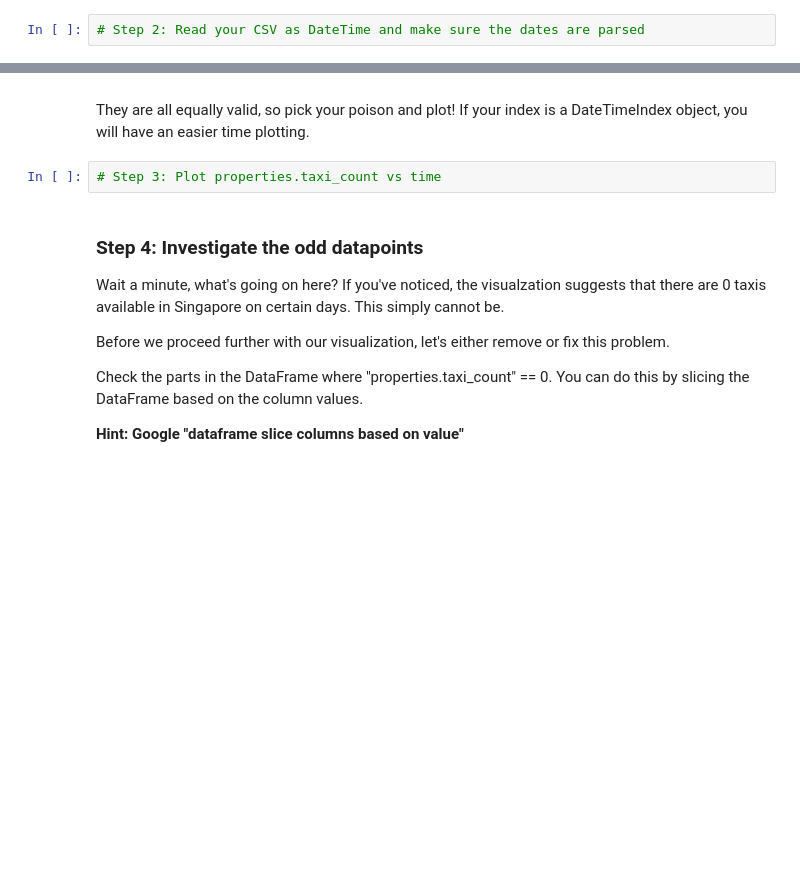
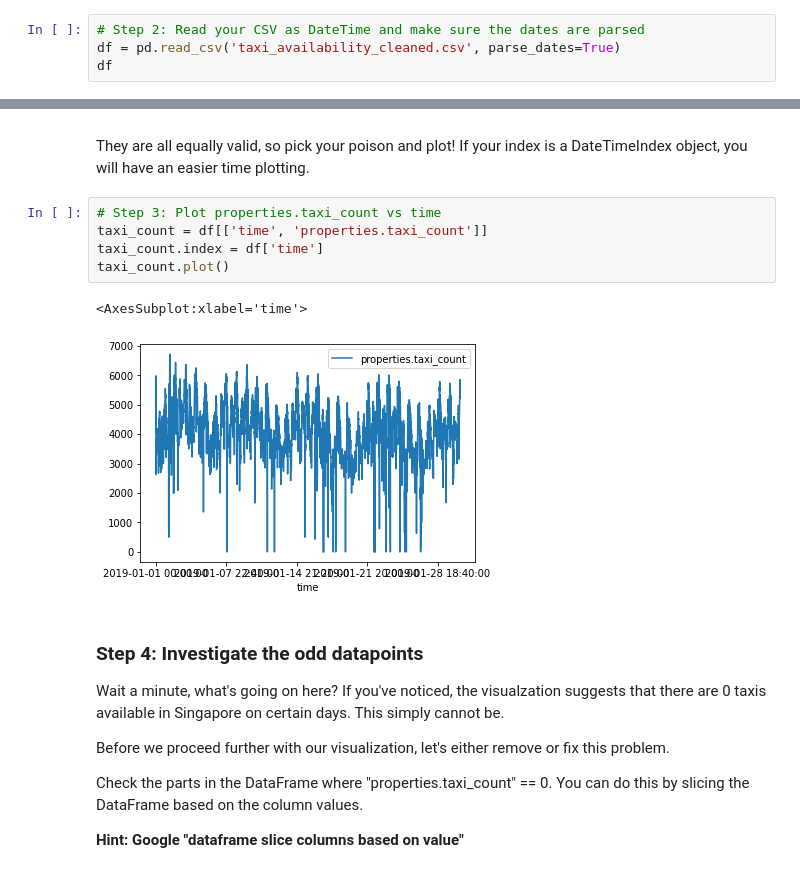
Before and after one commit to bryanongse/teamTeam, a Jupyter notebook: taxiavailability/Project Taxi Availability (Part III).ipynb, the cells around one changed output, grey strips where cells are left out. Drawn from its saved outputs; the diff is of its cells as text; blank space fills up the shorter version.

Commit message:
Add attempt for taxi availability part 3

```diff
--- a/taxiavailability/Project Taxi Availability (Part III).ipynb
+++ b/taxiavailability/Project Taxi Availability (Part III).ipynb
@@ -38,3 +44,5 @@ This parsing is important because having a DateTime object as your index will ma
 <strong>Hint: look through pandas documentation to <em>parse dates</em> and turn them into DateTime objects</strong>
 # %%
 # Step 2: Read your CSV as DateTime and make sure the dates are parsed
+df = pd.read_csv('taxi_availability_cleaned.csv', parse_dates=True)
+df
@@ -50,6 +72,12 @@ Onwards to our first plot - let's give 'properties.taxi_count' a try! When it co
 They are all equally valid, so pick your poison and plot! If your index is a DateTimeIndex object, you will have an easier time plotting.
 # %%
 # Step 3: Plot properties.taxi_count vs time
+taxi_count = df[['time', 'properties.taxi_count']]
+taxi_count.index = df['time']
+taxi_count.plot()
+# %% [output]
+<AxesSubplot:xlabel='time'>
+[figure, added]
 # %% [markdown]
 ### Step 4: Investigate the odd datapoints
 Wait a minute, what's going on here? If you've noticed, the visualzation suggests that there are 0 taxis available in Singapore on certain days. This simply cannot be.
```
Also changed, not shown: parts of 5 cells of this notebook.
